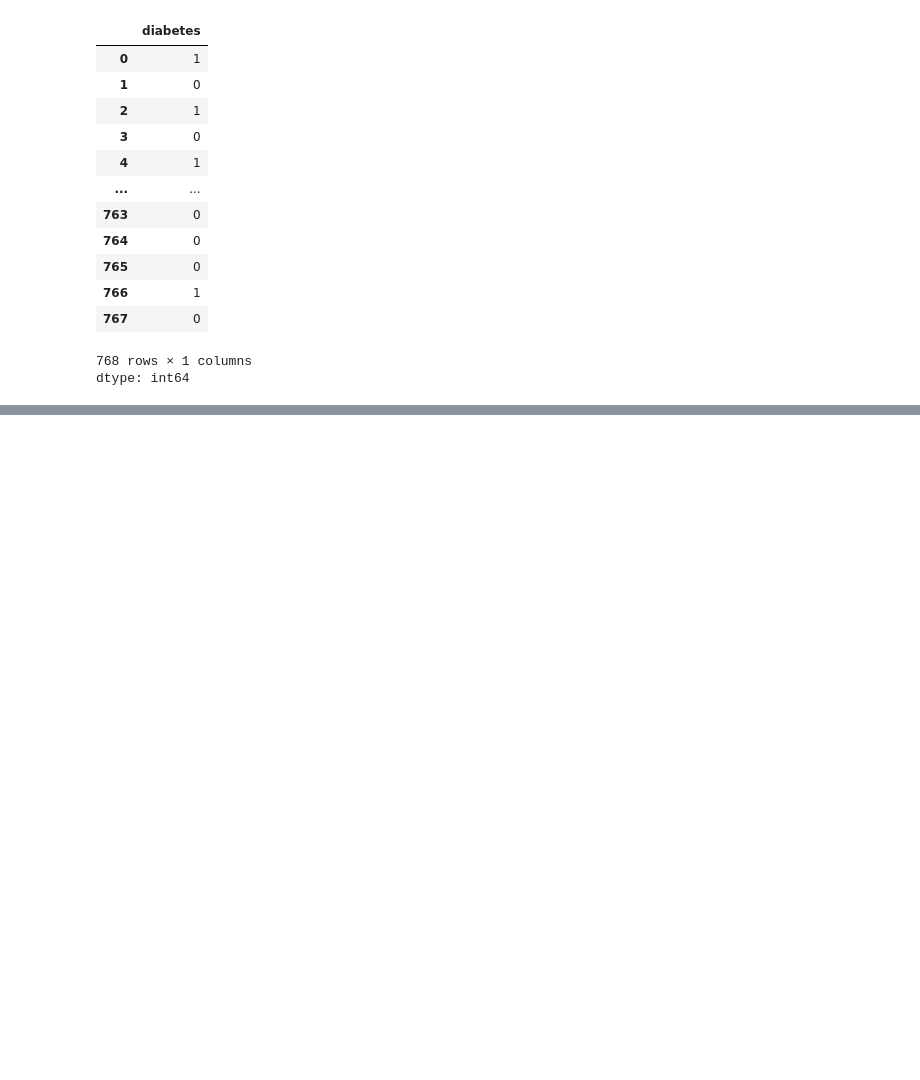
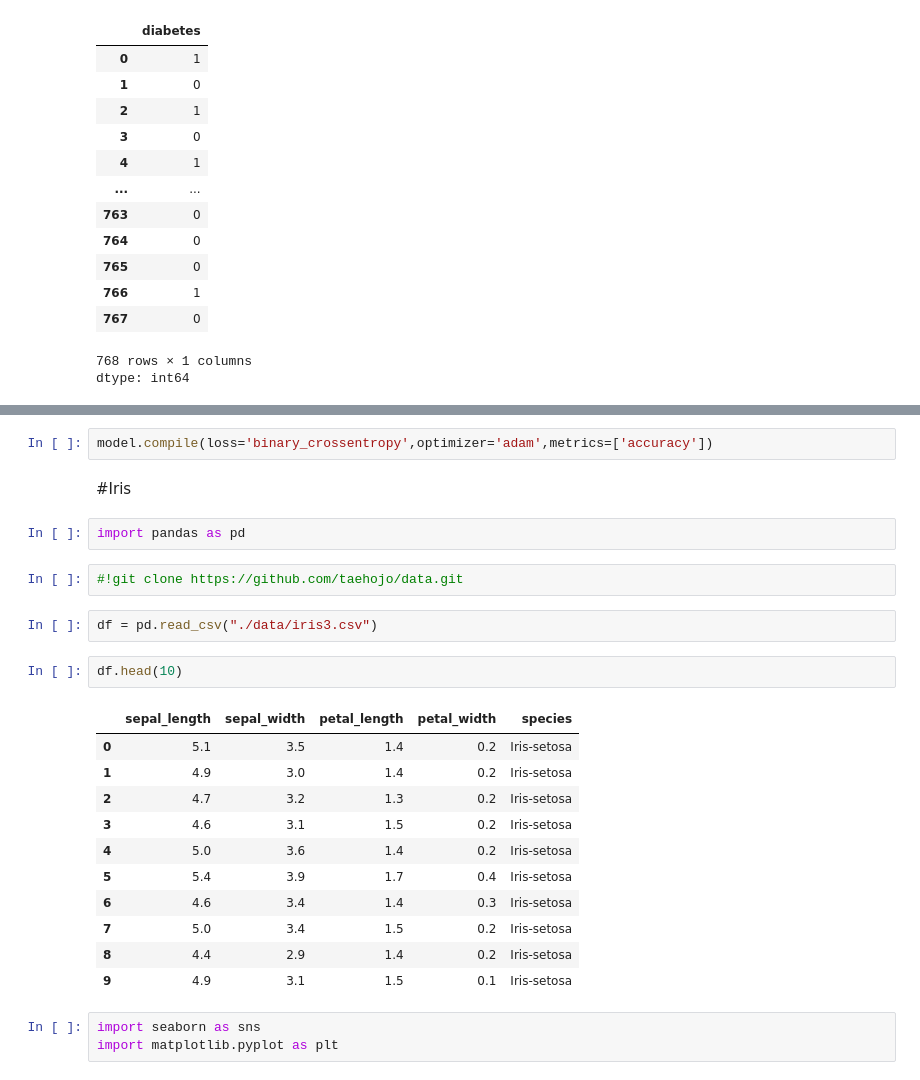
Before and after one commit to 1di0t/DeepLearning, a Jupyter notebook: fashion_mnist.ipynb, the cells around one changed output, grey strips where cells are left out. Cells and saved outputs as stored; diff of their text form; blank space fills up the shorter version.

```diff
--- a/fashion_mnist.ipynb
+++ b/fashion_mnist.ipynb
@@ -215,0 +281,27 @@ plt.gca().spines[['top', 'right',]].set_visible(False)
+# %%
+model.compile(loss='binary_crossentropy',optimizer='adam',metrics=['accuracy'])
+# %% [markdown]
+#Iris
+# %%
+import pandas as pd
+# %%
+#!git clone https://github.com/taehojo/data.git
+# %%
+df = pd.read_csv("./data/iris3.csv")
+# %%
+df.head(10)
+# %% [output]
+|  | sepal_length | sepal_width | petal_length | petal_width | species |
+| 0 | 5.1 | 3.5 | 1.4 | 0.2 | Iris-setosa |
+| 1 | 4.9 | 3.0 | 1.4 | 0.2 | Iris-setosa |
+| 2 | 4.7 | 3.2 | 1.3 | 0.2 | Iris-setosa |
+| 3 | 4.6 | 3.1 | 1.5 | 0.2 | Iris-setosa |
+| 4 | 5.0 | 3.6 | 1.4 | 0.2 | Iris-setosa |
+| 5 | 5.4 | 3.9 | 1.7 | 0.4 | Iris-setosa |
+| 6 | 4.6 | 3.4 | 1.4 | 0.3 | Iris-setosa |
+| 7 | 5.0 | 3.4 | 1.5 | 0.2 | Iris-setosa |
+| 8 | 4.4 | 2.9 | 1.4 | 0.2 | Iris-setosa |
+| 9 | 4.9 | 3.1 | 1.5 | 0.1 | Iris-setosa |
+# %%
+import seaborn as sns
+import matplotlib.pyplot as plt
```
Also changed, not shown: parts of 16 cells of this notebook.
